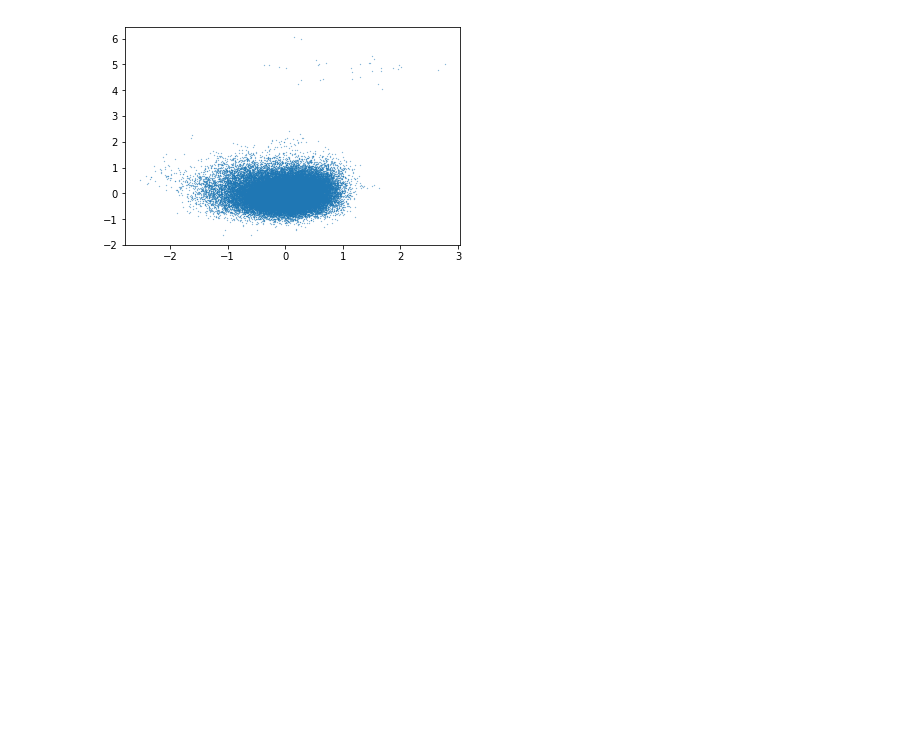
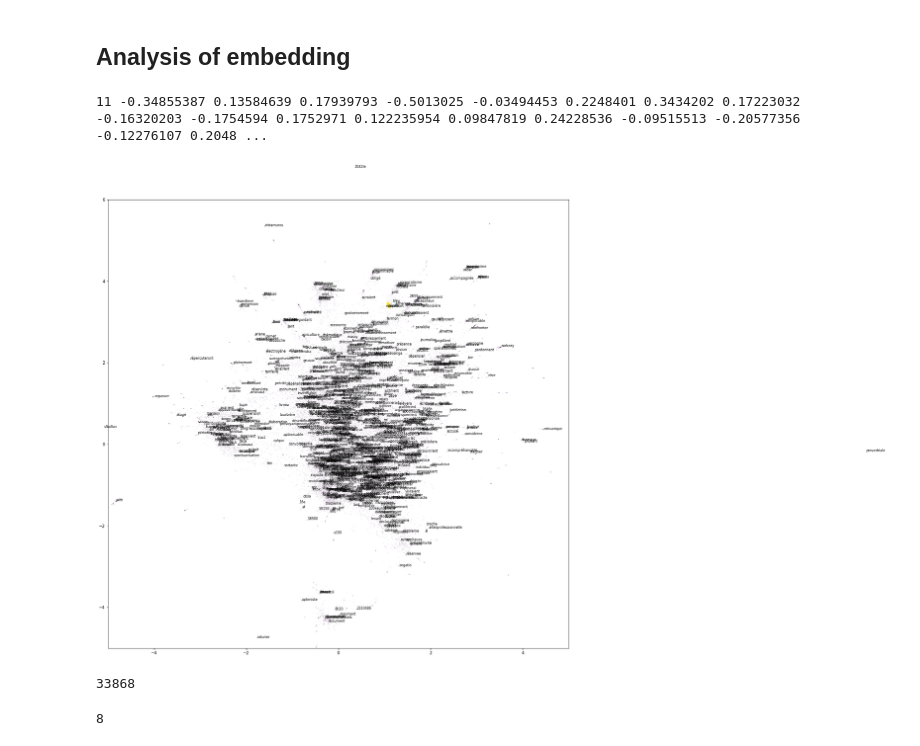
Before and after one commit to Paulaveillon/GDN, a Jupyter notebook: Notebook/nlp_with_deepwalk.ipynb, the cells around one changed output. Saved outputs shown, nothing was run; the diff lists cells and outputs as text; code cells hidden in the pictures; blank space fills up the shorter version.

```diff
--- a/Notebook/nlp_with_deepwalk.ipynb
+++ b/Notebook/nlp_with_deepwalk.ipynb
@@ -14,3 +14,7 @@ from sklearn.manifold import TSNE
 from sklearn.decomposition import PCA
 import re
 import json
+import umap
+import random
+
+folder = "/home/louis/Documents/Data_science/YJ_PROJECT/Data/Data/"
@@ -58,3 +62,0 @@ fiscalite_plus_juste_resp.close()
-# %%
-path_data = '/home/louis/Documents/Data_science/YJ_PROJECT/Data/Data/fiscalite_plus_juste_resp.txt'
-tokenize_sentences=text2sentences(path_data,stopwords)
@@ -81,27 +86,37 @@ fiscalite_plus_juste_el.close()
+# %%
+# load stopword
+path_stopwords = folder+'stopwords.txt'
+stopwords = loadStopwords(path_stopwords)
+# create tokens
+tokenize_sentences=tokenize_response("LA_FISCALITE_ET_LES_DEPENSES_PUBLIQUES",1,stopwords)
+# create edge list file = ---.edgelist
+word_2_num, num_2_word = create_edge_list(tokenize_sentences,"LA_FISCALITE_ET_LES_DEPENSES_PUBLIQUES",1,10)
+# %% [markdown]
+## Analysis of embedding
 # %%
 #load deepwalk output from https://github.com/phanein/deepwalk
-folder='/home/louis/Documents/Data_science/YJ_PROJECT/deepwalk/'
 node=[]
 data_emb=[]
 with io.open(os.path.join(folder, "fiscalite.embeddings"), encoding='utf-8') as f:
     for i, line in enumerate(f):
         if i>0:
+
             node_, vec = line.rstrip().split(' ', 1)
 
             data_emb.append(np.fromstring(vec, sep=' ').tolist())
             node.append(node_)
+# %% [output]
+11 -0.34855387 0.13584639 0.17939793 -0.5013025 -0.03494453 0.2248401 0.3434202 0.17223032 -0.16320203 -0.1754594 0.1752971 0.122235954 0.09847819 0.24228536 -0.09515513 -0.20577356 -0.12276107 0.2048 ...
 # %%
-#PCA on follower network
+### PCA on follower network
 
-### VERY LONG COMPUTING TIME , 60H ####
 %matplotlib inline
+plt.figure(figsize=(10,10))
 pca= PCA(n_components=2, random_state=0)
 Y = pca.fit_transform(data_emb)
 
 x_coords = Y[:, 0]
 y_coords = Y[:, 1]
 # display scatter plot
-plt.scatter(x_coords, y_coords,s=0.05)
-plt.show()
+plt.scatter(x_coords, y_coords,s=0.005)
+#plt.show()
-# %% [output]
-[figure, removed]
@@ -120,0 +123,31 @@ plt.show()
+# %%
+
+embedding = umap.UMAP(n_neighbors=10,min_dist=0.05,metric='correlation',n_components=3).fit_transform(data_emb)
+# %%
+plt.figure(figsize=(20,20))
+x_coords = embedding[:, 0]
+y_coords = embedding[:, 1]
+#c = range(embedding.shape[0])
+c=np.zeros(embedding.shape[0])+0.005
+c[np.where(np.array(node)==word_2_num['jaune'])[0][0]]=50
+c[np.where(np.array(node)==word_2_num['gilet'])[0][0]]=50
+#c[np.where(np.array(node)=='53')[0][0]]=60
+#c[np.where(np.array(node)=='39')[0][0]]=70
+# display scatter plot
+plt.scatter(x_coords, y_coords,s=c,c=c)
+word_list = random.sample(list(range(embedding.shape[0])),1000)
+for i in word_list:
+    plt.text(embedding[i,0],embedding[i,1],num_2_word[node[i]],fontsize=8)
+plt.xlim([-5,5])
+plt.ylim([-5,6])
+plt.show()
+# %% [output]
+[figure, added]
+# %%
+embedding.shape[0]
+# %% [output]
+33868
+# %%
+np.where(np.array(node)=='4')[0][0]
+# %% [output]
+8
```
Also changed, not shown: parts of 11 cells of this notebook.
